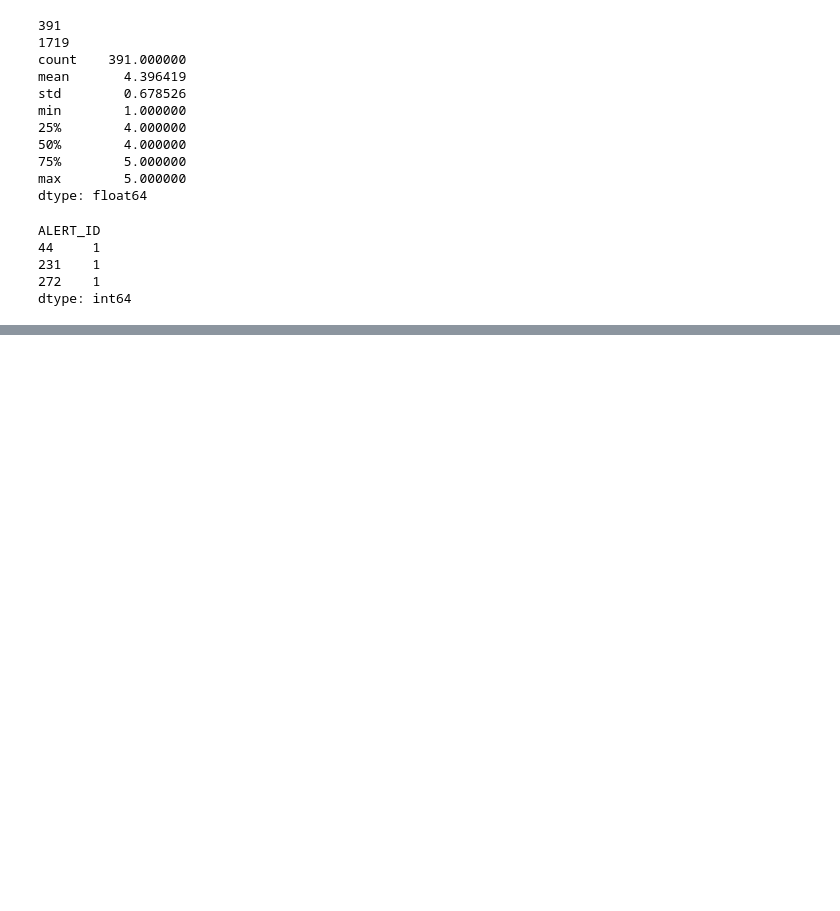
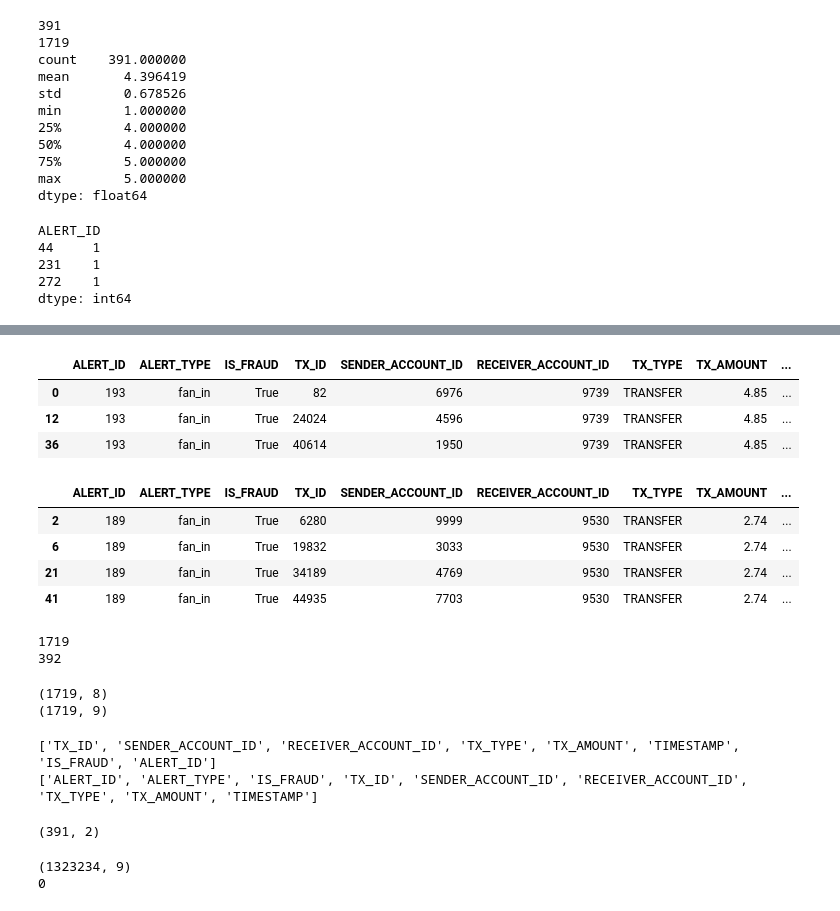
Before and after one commit to Roopanshi-Marwaha/Fraud_Ring_Detection, a Jupyter notebook: Fraud_Ring_Detection.ipynb, the cells around one changed output, grey strips where cells are left out. Cells and saved outputs as stored; diff of their text form; code cells hidden in the pictures; blank space fills up the shorter version.

```diff
--- a/Fraud_Ring_Detection.ipynb
+++ b/Fraud_Ring_Detection.ipynb
@@ -270,3 +263,82 @@ alerts[alerts['ALERT_ID'].isin([44, 231, 272])]
 | 1704 | 231 | cycle | True | 1312016 | 3040 | 1565 | TRANSFER | 12.14 | ... |
 | 1714 | 272 | cycle | True | 1316271 | 2465 | 707 | TRANSFER | 16.31 | ... |
 | 1715 | 44 | fan_in | True | 1316636 | 1453 | 8709 | TRANSFER | 2.81 | ... |
+# %%
+alerts[alerts['ALERT_ID'] == 193]
+# Receiver same (9739) teeno row mein
+# 3 alag senders (6976,4596,1950)
+# Amount same (4.85) har baar
+# Timestamps thode alag-alag (0,4,6)
+# %% [output]
+|  | ALERT_ID | ALERT_TYPE | IS_FRAUD | TX_ID | SENDER_ACCOUNT_ID | RECEIVER_ACCOUNT_ID | TX_TYPE | TX_AMOUNT | ... |
+| 0 | 193 | fan_in | True | 82 | 6976 | 9739 | TRANSFER | 4.85 | ... |
+| 12 | 193 | fan_in | True | 24024 | 4596 | 9739 | TRANSFER | 4.85 | ... |
+| 36 | 193 | fan_in | True | 40614 | 1950 | 9739 | TRANSFER | 4.85 | ... |
+# %%
+alerts[alerts['ALERT_ID'] == 189]
+
+# Receiver same (9530)
+# Amount same (2.74) chaaron transactions mein
+# 4 alag senders
+#SO, fan_in rings mein receiver same + amount same hota hai, timestamps thode gap ke saath
+# %% [output]
+|  | ALERT_ID | ALERT_TYPE | IS_FRAUD | TX_ID | SENDER_ACCOUNT_ID | RECEIVER_ACCOUNT_ID | TX_TYPE | TX_AMOUNT | ... |
+| 2 | 189 | fan_in | True | 6280 | 9999 | 9530 | TRANSFER | 2.74 | ... |
+| 6 | 189 | fan_in | True | 19832 | 3033 | 9530 | TRANSFER | 2.74 | ... |
+| 21 | 189 | fan_in | True | 34189 | 4769 | 9530 | TRANSFER | 2.74 | ... |
+| 41 | 189 | fan_in | True | 44935 | 7703 | 9530 | TRANSFER | 2.74 | ... |
+# %%
+print((transactions['ALERT_ID'] != -1).sum())
+print(transactions['ALERT_ID'].nunique())
+
+#checking transactions.csv ka ALERT_ID column theek se alerts.csv se match kar raha hai
+# 1,719 transactions ke paas actual alert hai (yeh transactions.csv ka fraud count bhi 1,719 tha perfectly match)
+# %% [output]
+1719
+392
+# %%
+# transactions.csv se sirf woh rows nikalo jinka ALERT_ID -1 nahi hai (matlab fraud/alerted transactions)
+fraud_tx = transactions[transactions['ALERT_ID'] != -1]
+#ALERT_ID = -1 ka matlab hai: is transaction pe koi alert nahi laga, yeh ek normal/non fraud transaction hai.
+
+print(fraud_tx.shape)   # kitni rows aur columns hain fraud_tx mein
+print(alerts.shape)     # compare karne ke liye alerts.csv ka shape bhi dekho
+
+#Row count match ho gaya 1,719 rows dono mein.
+# Confirm: alerts.csv transactions.csv ke fraud rows ka hi ek collection hai, koi extra/missing case nahi.
+# %% [output]
+(1719, 8)
+(1719, 9)
+# %%
+# dono files ke column names dekhr, common columns identify karne ke liye
+print(fraud_tx.columns.tolist())
+print(alerts.columns.tolist())
+
+#Sirf ek extra column alerts.csv mein hai jo transactions.csv mein nahi hai:
+# ALERT_TYPE (cycle/fan_in).
+
+
+# Toh conclusion yeh hai:
+#  alerts.csv = transactions.csv ke fraud rows ka exact duplicate copy, bas ek extra column (ALERT_TYPE) hai.
+# Matlab hume alag se in dono ko merge karne ki zarurat nahi hai hum seedha transactions.csv (poora dataset, saari 1.3M rows) le sakte hain,
+# aur usme alerts.csv se sirf ALERT_TYPE column ko ALERT_ID ke basis pe map/join kar sakte hain, taaki har fraud transaction ko pata ho woh "cycle" hai ya "fan_in".
+# %% [output]
+['TX_ID', 'SENDER_ACCOUNT_ID', 'RECEIVER_ACCOUNT_ID', 'TX_TYPE', 'TX_AMOUNT', 'TIMESTAMP', 'IS_FRAUD', 'ALERT_ID']
+['ALERT_ID', 'ALERT_TYPE', 'IS_FRAUD', 'TX_ID', 'SENDER_ACCOUNT_ID', 'RECEIVER_ACCOUNT_ID', 'TX_TYPE', 'TX_AMOUNT', 'TIMESTAMP']
+# %%
+# duplicates remove: har ALERT_ID ke liye sirf ek row rakhre (ALERT_TYPE toh same hi hoga)
+alert_type_map = alerts[['ALERT_ID', 'ALERT_TYPE']].drop_duplicates()
+
+print(alert_type_map.shape)
+# ab yeh 391 hai (unique rings ki tarah), 1719 nahi
+# %% [output]
+(391, 2)
+# %%
+print(transactions.shape)
+print(transactions['TX_ID'].duplicated().sum())
+
+# Shape = (1323234, 9) original row count same hai, koi duplicate nahi bana
+# Duplicated TX_ID = 0 — har transaction sirf ek baar hai
+# %% [output]
+(1323234, 9)
+0
```
Also changed, not shown: parts of 3 cells of this notebook.
